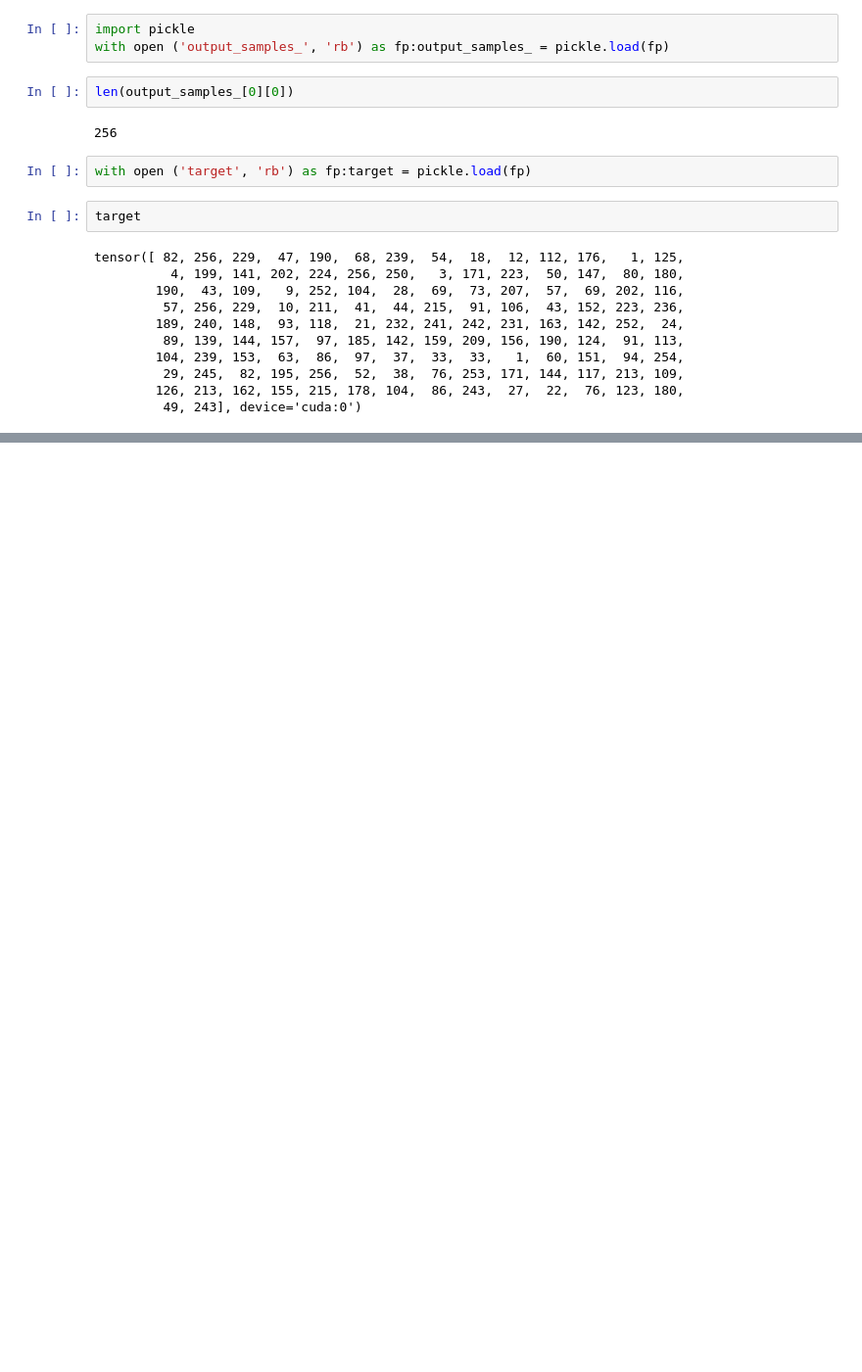
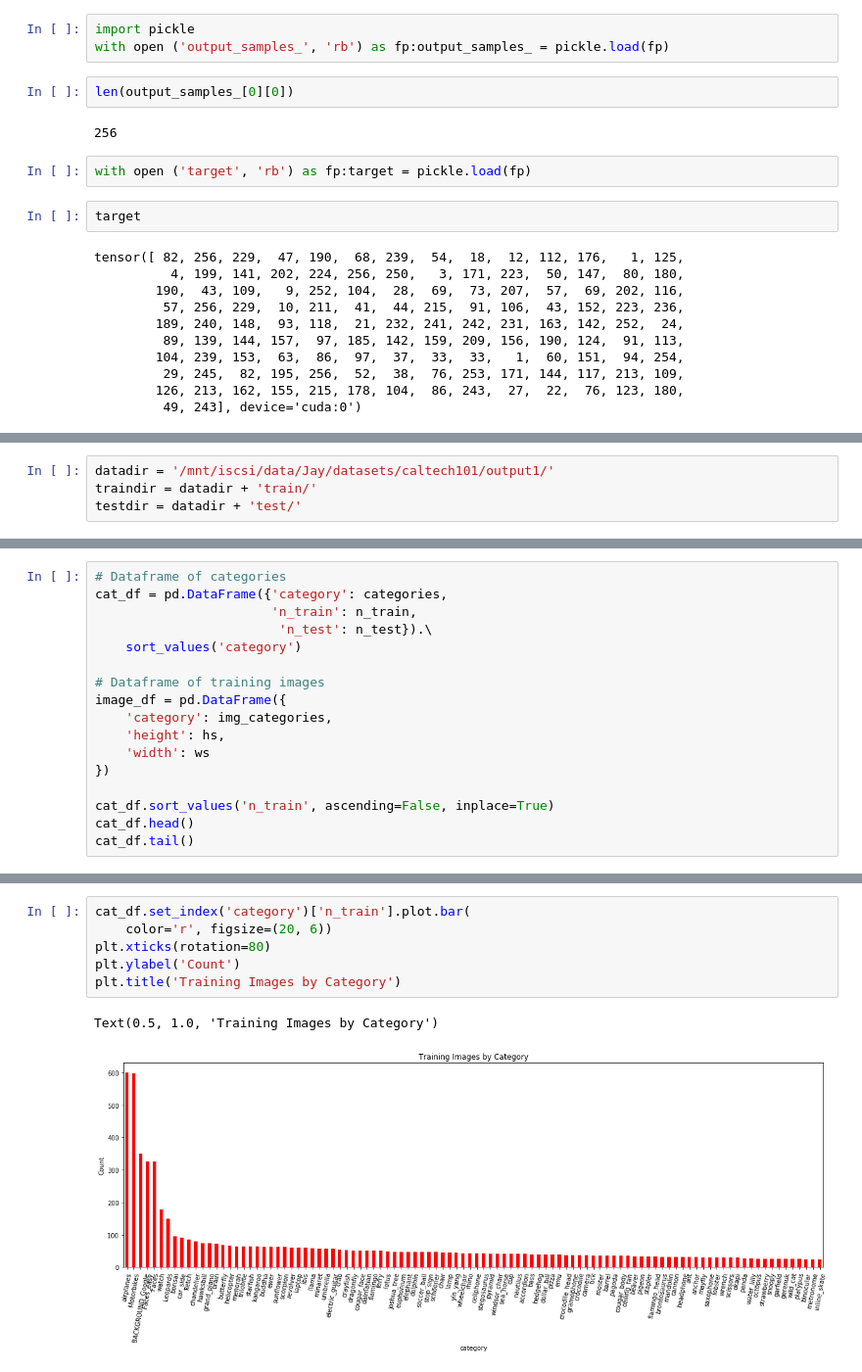
Before and after one commit to jmandivarapu1/Deep-Active-Learning-via-Open-Set-Recognition, a Jupyter notebook: Untitled.ipynb, the cells around one changed output, grey strips where cells are left out. Shown at 98% size. Drawn from its saved outputs; the diff is of its cells as text; blank space fills up the shorter version.

Commit message:
caltech 256 intial budget working

```diff
--- a/Untitled.ipynb
+++ b/Untitled.ipynb
@@ -376,0 +403,4 @@ tensor([ 82, 256, 229,  47, 190,  68, 239,  54,  18,  12, 112, 176,   1, 125,
+# %%
+datadir = '/mnt/iscsi/data/Jay/datasets/caltech101/output1/'
+traindir = datadir + 'train/'
+testdir = datadir + 'test/'
@@ -376,0 +453,17 @@ tensor([ 82, 256, 229,  47, 190,  68, 239,  54,  18,  12, 112, 176,   1, 125,
+# %%
+# Dataframe of categories
+cat_df = pd.DataFrame({'category': categories,
+                       'n_train': n_train,
+                        'n_test': n_test}).\
+    sort_values('category')
+
+# Dataframe of training images
+image_df = pd.DataFrame({
+    'category': img_categories,
+    'height': hs,
+    'width': ws
+})
+
+cat_df.sort_values('n_train', ascending=False, inplace=True)
+cat_df.head()
+cat_df.tail()
@@ -376,0 +498,9 @@ tensor([ 82, 256, 229,  47, 190,  68, 239,  54,  18,  12, 112, 176,   1, 125,
+# %%
+cat_df.set_index('category')['n_train'].plot.bar(
+    color='r', figsize=(20, 6))
+plt.xticks(rotation=80)
+plt.ylabel('Count')
+plt.title('Training Images by Category')
+# %% [output]
+Text(0.5, 1.0, 'Training Images by Category')
+[figure, added]
```
Also changed, not shown: parts of 18 cells of this notebook, 9 other files.
